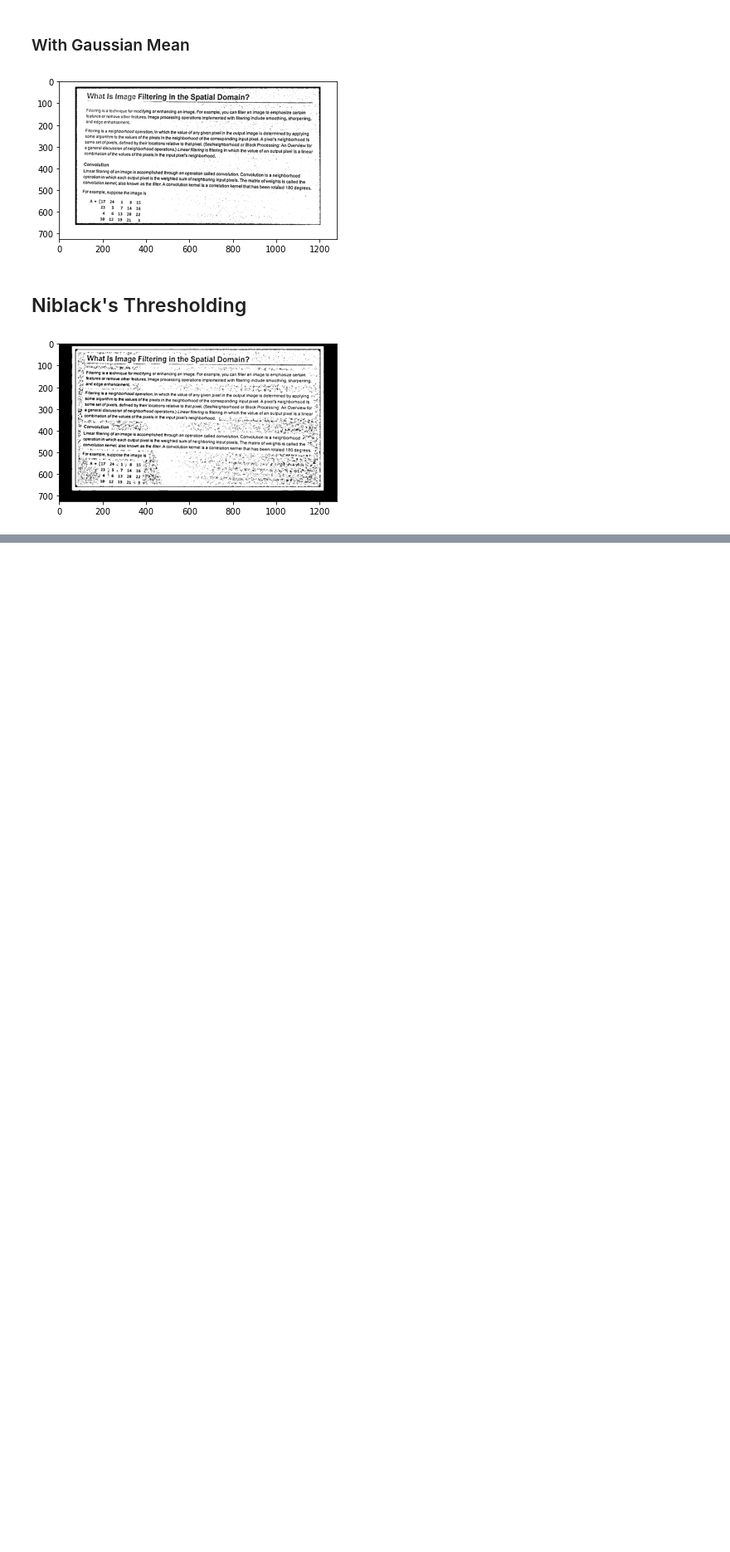
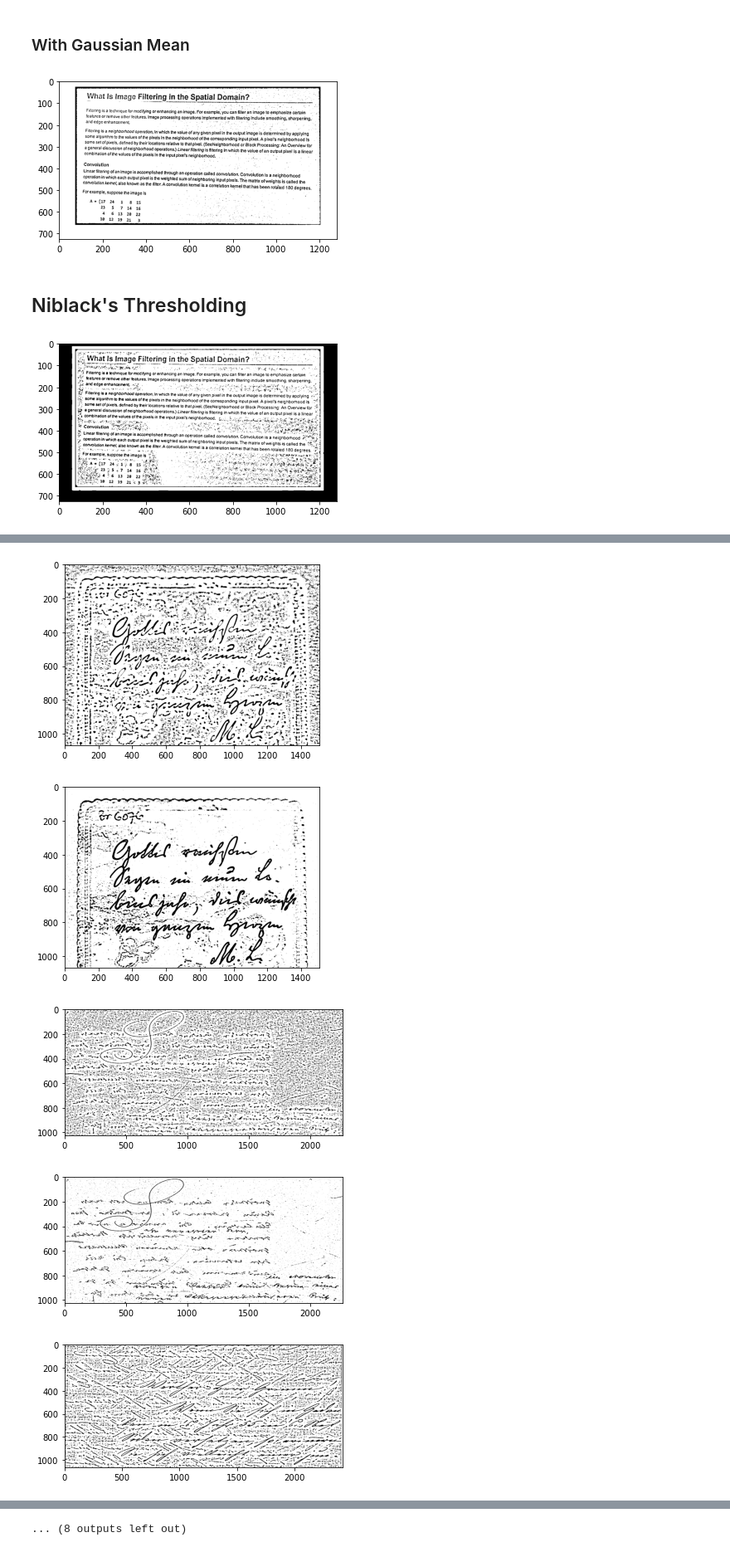
Before and after one commit to suhasks123/CS421-image-binarization, a Jupyter notebook: src/Adaptive_and_Niblack_Thresholding.ipynb, the cells around one changed output, grey strips where cells are left out. Shown at 83% size. Cells and saved outputs as stored; diff of their text form; code cells hidden in the pictures; blank space fills up the shorter version.

```diff
--- a/src/Adaptive_and_Niblack_Thresholding.ipynb
+++ b/src/Adaptive_and_Niblack_Thresholding.ipynb
@@ -90,0 +103,48 @@ plt.show()
+# %%
+def niblack_threshold(img_path):
+    # Read the image and convert to grayscale
+    image = cv2.imread(img_path)
+    gray_image = cv2.cvtColor(image, cv2.COLOR_BGR2GRAY)
+
+    # Apply Niblack thresholding
+    window_size = 25
+    thresh_niblack = threshold_niblack(gray_image, window_size=window_size, k=0.8)
+    binary_niblack = gray_image > thresh_niblack
+
+    # Display result
+    plt.imshow(binary_niblack, cmap=plt.cm.gray)
+    plt.show()
+
+    # Save result
+    img_name = img_path.split('/')[-1]
+    output_path = '../quantitative_analysis/niblack_results/' + img_name
+    imsave(output_path, img_as_uint(binary_niblack), check_contrast=False)
+
+def adaptive_threshold(img_path):
+    # Read the image and convert to grayscale
+    image = cv2.imread(img_path)
+    gray_image = cv2.cvtColor(image, cv2.COLOR_BGR2GRAY)
+
+    # Apply adaptive thresholding
+    thresh_gauss = cv2.adaptiveThreshold(gray_image, 255, cv2.ADAPTIVE_THRESH_GAUSSIAN_C, cv2.THRESH_BINARY_INV, 21, 4)
+    thresh_gauss = 255 - thresh_gauss
+
+    # Display result
+    display_img(thresh_gauss)
+
+    # Save result
+    img_name = img_path.split('/')[-1]
+    output_path = '../quantitative_analysis/adaptive_results/' + img_name
+    cv2.imwrite(output_path, thresh_gauss)
+
+# Iterate through all images in the dataset and apply binarization
+for i in range(1, 11):
+    img_path = "../quantitative_analysis/dataset/" + str(i) + ".bmp"
+    niblack_threshold(img_path)
+    adaptive_threshold(img_path)
+# %% [output]
+[figure, added]
+[figure, added]
+[figure, added]
+[figure, added]
+[figure, added]
@@ -90,0 +158 @@ plt.show()
+... (8 outputs left out)
```
Also changed, not shown: parts of 8 cells of this notebook, 20 other files.
